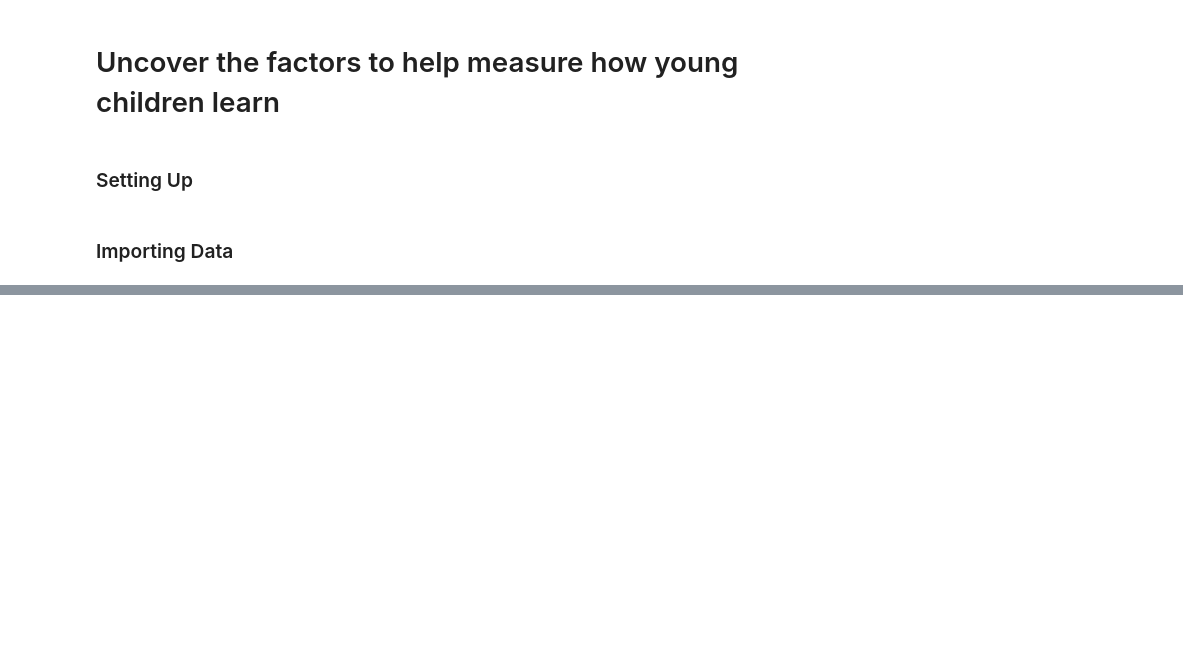
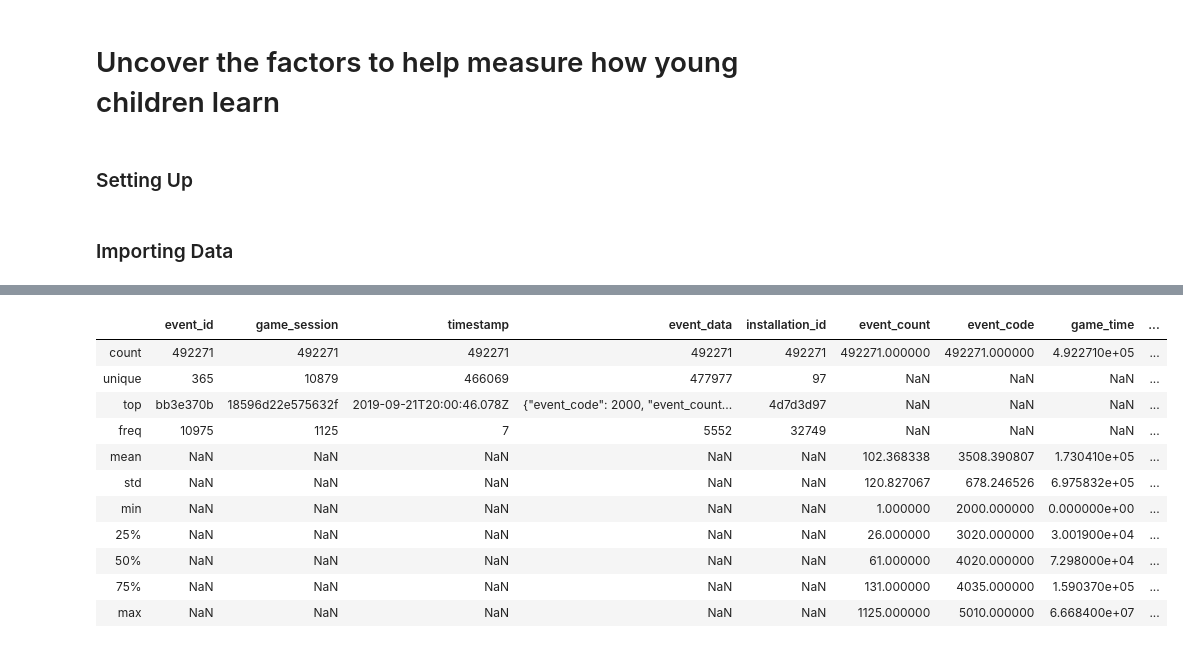
Before and after one commit to JakeCherrie/pbs-media-and-early-chieldhood-education, a Jupyter notebook: notebooks/pbs_early_learning.ipynb, the cells around one changed output, grey strips where cells are left out. Saved outputs shown, nothing was run; the diff lists cells and outputs as text; code cells hidden in the pictures; blank space fills up the shorter version.

```diff
--- a/notebooks/pbs_early_learning.ipynb
+++ b/notebooks/pbs_early_learning.ipynb
@@ -49 +89,17 @@ X_train.head()
+# %%
+# Meta data overview
+X_train.describe(include='all')
+# %% [output]
+|  | event_id | game_session | timestamp | event_data | installation_id | event_count | event_code | game_time | ... |
+| count | 492271 | 492271 | 492271 | 492271 | 492271 | 492271.000000 | 492271.000000 | 4.922710e+05 | ... |
+| unique | 365 | 10879 | 466069 | 477977 | 97 | NaN | NaN | NaN | ... |
+| top | bb3e370b | 18596d22e575632f | 2019-09-21T20:00:46.078Z | {"event_code": 2000, "event_count... | 4d7d3d97 | NaN | NaN | NaN | ... |
+| freq | 10975 | 1125 | 7 | 5552 | 32749 | NaN | NaN | NaN | ... |
+| mean | NaN | NaN | NaN | NaN | NaN | 102.368338 | 3508.390807 | 1.730410e+05 | ... |
+| std | NaN | NaN | NaN | NaN | NaN | 120.827067 | 678.246526 | 6.975832e+05 | ... |
+| min | NaN | NaN | NaN | NaN | NaN | 1.000000 | 2000.000000 | 0.000000e+00 | ... |
+| 25% | NaN | NaN | NaN | NaN | NaN | 26.000000 | 3020.000000 | 3.001900e+04 | ... |
+| 50% | NaN | NaN | NaN | NaN | NaN | 61.000000 | 4020.000000 | 7.298000e+04 | ... |
+| 75% | NaN | NaN | NaN | NaN | NaN | 131.000000 | 4035.000000 | 1.590370e+05 | ... |
+| max | NaN | NaN | NaN | NaN | NaN | 1125.000000 | 5010.000000 | 6.668400e+07 | ... |
 # %%
```
Also changed, not shown: parts of 24 cells of this notebook, 1 other file.
